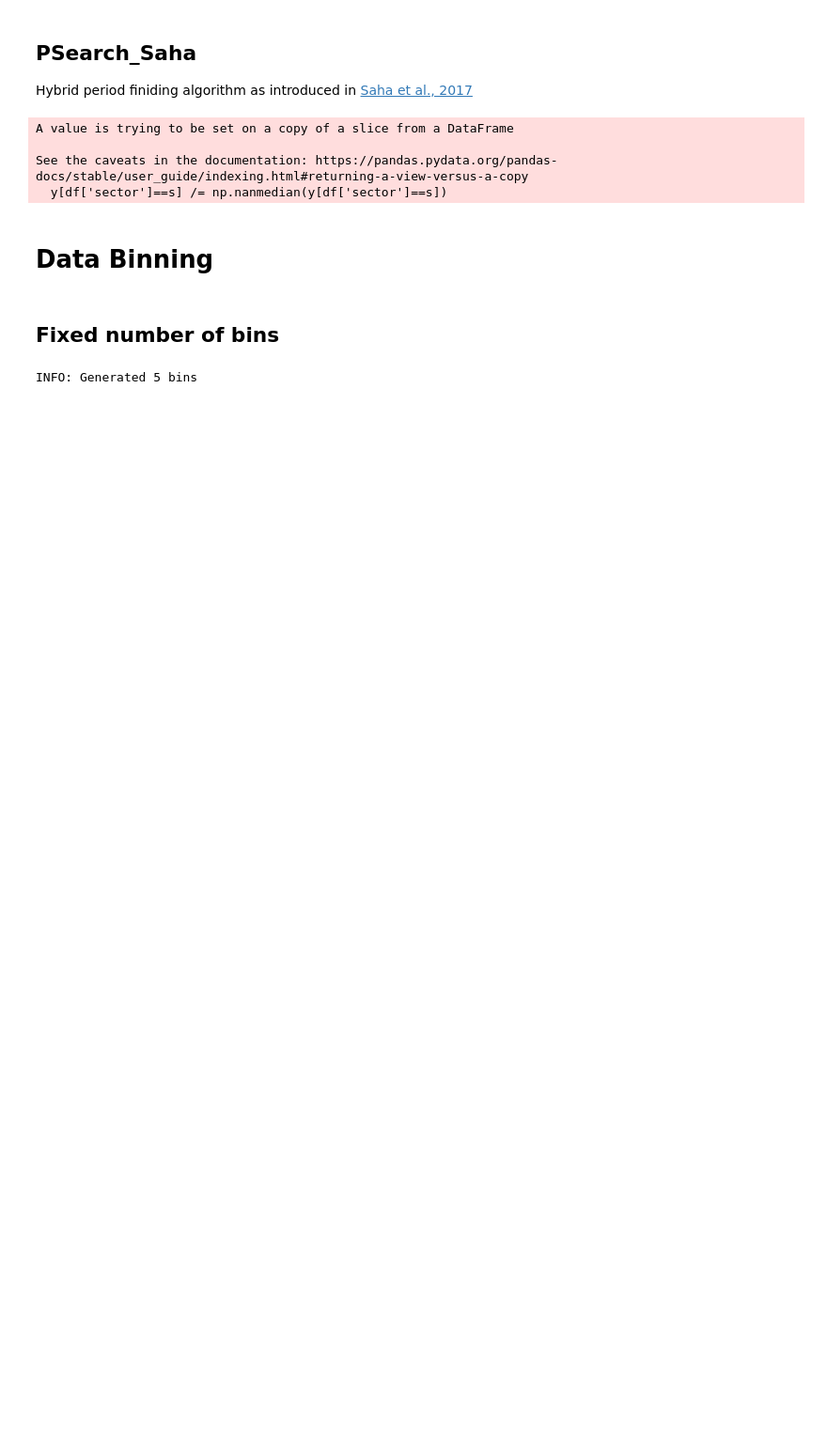
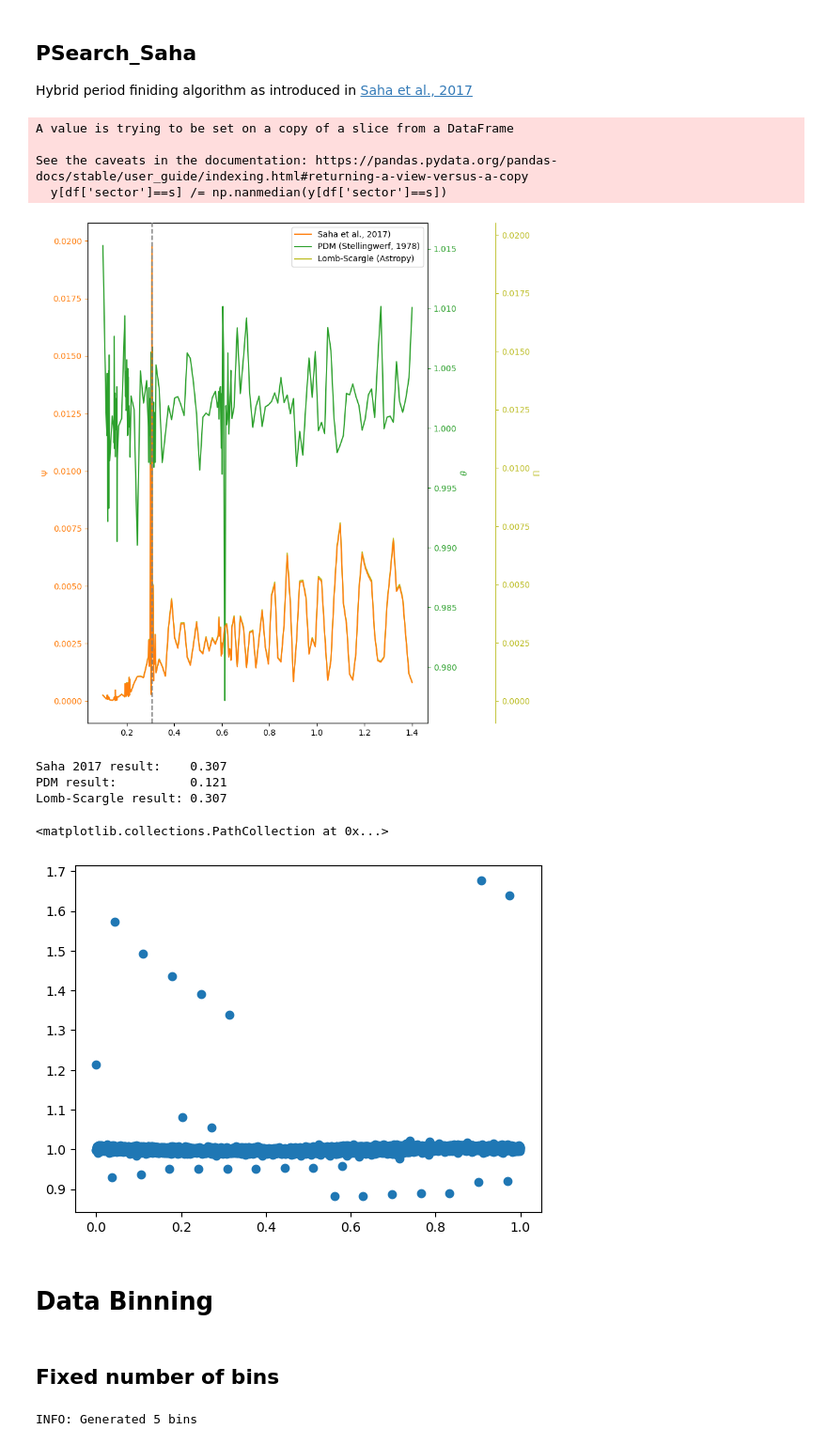
Before and after one commit to TheRedElement/astroLuSt, a Jupyter notebook: demos/preprocessing_demo.ipynb, the cells around one changed output. Shown at 94% size. Cells and saved outputs as stored; diff of their text form; code cells hidden in the pictures; blank space fills up the shorter version.

Commit message:
change plot_results()

```diff
--- a/demos/preprocessing_demo.ipynb
+++ b/demos/preprocessing_demo.ipynb
@@ -109,9 +109,9 @@ PDM(
 Hybrid period finiding algorithm as introduced in [Saha et al., 2017](https://ui.adsabs.harvard.edu/abs/2017AJ....154..231S/abstract)
 # %%
 import pandas as pd
-# df = pd.read_csv(r'G:\My Drive\Uni\Physik\Master\Masters Thesis_AI in astronomy\RRLyr_VSX_TESS\data\eleanor_extracted\slurm\tic65992.csv', sep=';')
-# df = pd.read_csv(r'G:\My Drive\Uni\Physik\Master\Masters Thesis_AI in astronomy\RRLyr_VSX_TESS\data\eleanor_extracted\slurm\tic1533189.csv', sep=';')
-df = pd.read_csv(r'G:\My Drive\Uni\Physik\Master\Masters Thesis_AI in astronomy\RRLyr_VSX_TESS\data\eleanor_extracted\slurm\tic57466.csv', sep=';')
+df = pd.read_csv(r'G:\My Drive\Uni\Physik\Master\Masters Thesis_AI in astronomy\RRLyr_VSX_TESS\data\eleanor_extracted\slurm\tic65992.csv', sep=';')
+df = pd.read_csv(r'G:\My Drive\Uni\Physik\Master\Masters Thesis_AI in astronomy\RRLyr_VSX_TESS\data\eleanor_extracted\slurm\tic1533189.csv', sep=';')
+# df = pd.read_csv(r'G:\My Drive\Uni\Physik\Master\Masters Thesis_AI in astronomy\RRLyr_VSX_TESS\data\eleanor_extracted\slurm\tic57466.csv', sep=';')
 
 x = df['time']
 y = df['corr_flux']
@@ -125,24 +125,32 @@ See the caveats in the documentation: https://pandas.pydata.org/pandas-docs/stab
 # %%
 importlib.reload(psearch_saha)
 
 trial_periods1 = np.linspace(0.4, 0.6, 50)
 trial_periods2 = np.linspace(0.9, 1.1, 50)
 trial_periods = np.append(trial_periods1, trial_periods2)
 pss = psearch_saha.PSearch_Saha(
     0.1, 1.4, 100,
     # trial_periods=trial_periods,
-    pdm_kwargs={'n_retries':0}#, 'nintervals':30},
+    pdm_kwargs={'n_retries':5}#, 'nintervals':30},
 )
 
 best_period, best_phi = pss.fit_predict(x, y)#, trial_periods=trial_periods1)
-fig, axs = pss.plot_result()
+fig, axs = pss.plot_result(fig_kwargs={'figsize':(9,9)})
 
-print(pss.best_period_pdm)
-print(pss.best_period_ls)
+print(f'Saha 2017 result:    {pss.best_period:.3f}')
+print(f'PDM result:          {pss.best_period_pdm:.3f}')
+print(f'Lomb-Scargle result: {pss.best_period_ls:.3f}')
 
 
 ph, pe = dataseries_manipulation.fold(x, best_period)
 plt.scatter(ph, y)
+# %% [output]
+[figure, added]
+Saha 2017 result:    0.307
+PDM result:          0.121
+Lomb-Scargle result: 0.307
+<matplotlib.collections.PathCollection at 0x...>
+[figure, added]
 # %% [markdown]
 # Data Binning
 # %% [markdown]
```
Also changed, not shown: parts of 2 cells of this notebook, 1 other file.
